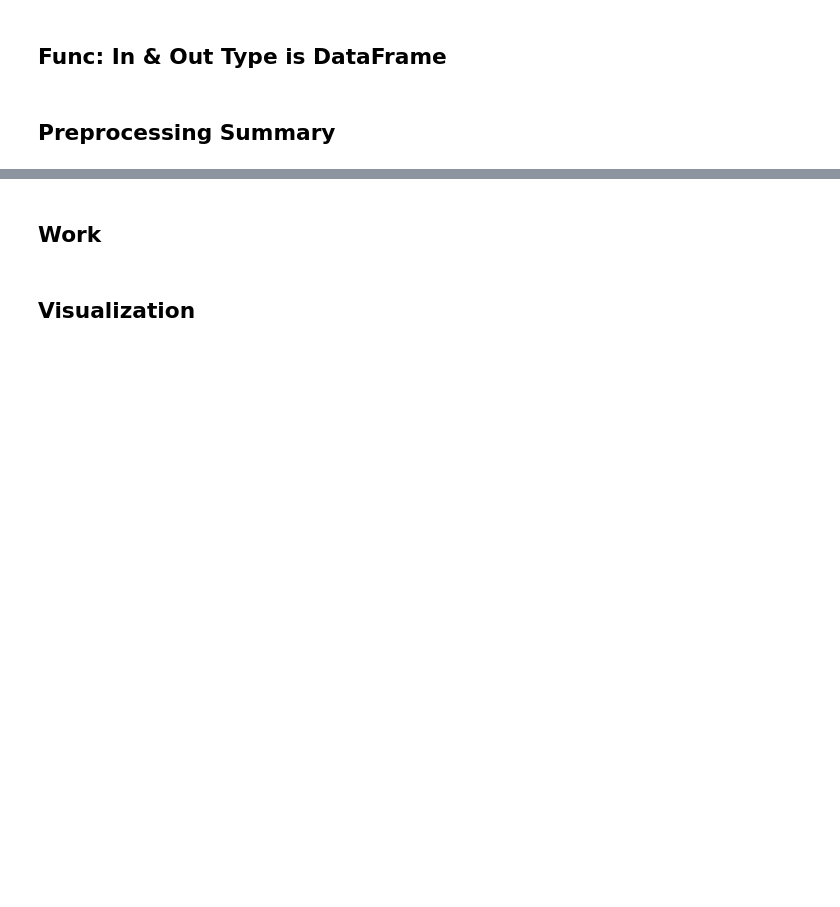
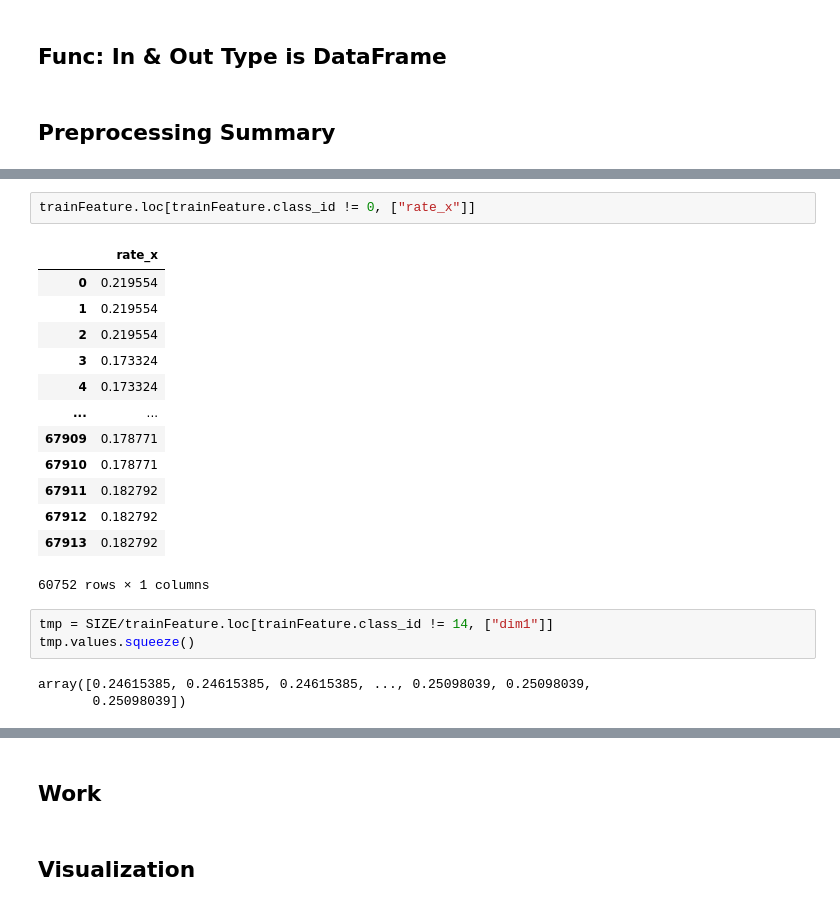
Before and after one commit to ShinAnase/VinBigData, a Jupyter notebook: mainFasterRCNN.ipynb, the cells around one changed output, grey strips where cells are left out. Drawn from its saved outputs; the diff is of its cells as text; blank space fills up the shorter version.

```diff
--- a/mainFasterRCNN.ipynb
+++ b/mainFasterRCNN.ipynb
@@ -156,0 +193,22 @@ def preprocessing(param, train):
+# %%
+trainFeature.loc[trainFeature.class_id != 0, ["rate_x"]]
+# %% [output]
+|  | rate_x |
+| 0 | 0.219554 |
+| 1 | 0.219554 |
+| 2 | 0.219554 |
+| 3 | 0.173324 |
+| 4 | 0.173324 |
+| ... | ... |
+| 67909 | 0.178771 |
+| 67910 | 0.178771 |
+| 67911 | 0.182792 |
+| 67912 | 0.182792 |
+| 67913 | 0.182792 |
+60752 rows × 1 columns
+# %%
+tmp = SIZE/trainFeature.loc[trainFeature.class_id != 14, ["dim1"]]
+tmp.values.squeeze()
+# %% [output]
+array([0.24615385, 0.24615385, 0.24615385, ..., 0.25098039, 0.25098039,
+       0.25098039])
```
Also changed, not shown: parts of 5 cells of this notebook, 1 other file.
